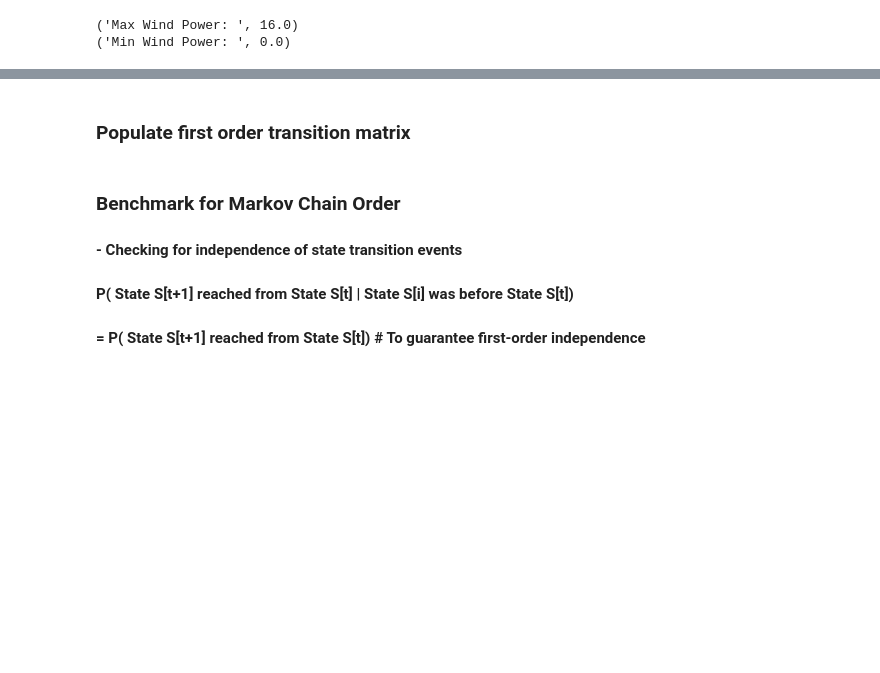
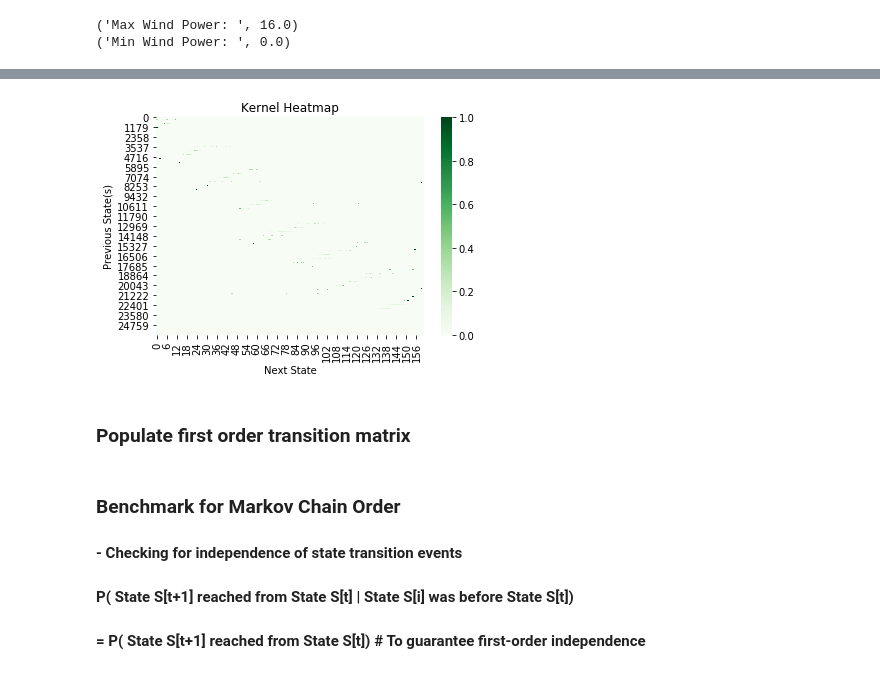
Before and after one commit to divyam-khandelwal/Thesis-Wind-Power-Prediction-Model, a Jupyter notebook: Wind Data Analysis.ipynb, the cells around one changed output, grey strips where cells are left out. Drawn from its saved outputs; the diff is of its cells as text; code cells hidden in the pictures; blank space fills up the shorter version.

```diff
--- a/Wind Data Analysis.ipynb
+++ b/Wind Data Analysis.ipynb
@@ -39,0 +97,5 @@ bin_size = (max_wind_power - min_wind_power) / n_bins
+# %%
+second_order_kernel = construct_markov_kernel(2)
+kernel_heatmap(second_order_kernel)
+# %% [output]
+[figure, added]
```
Also changed, not shown: parts of 8 cells of this notebook.
